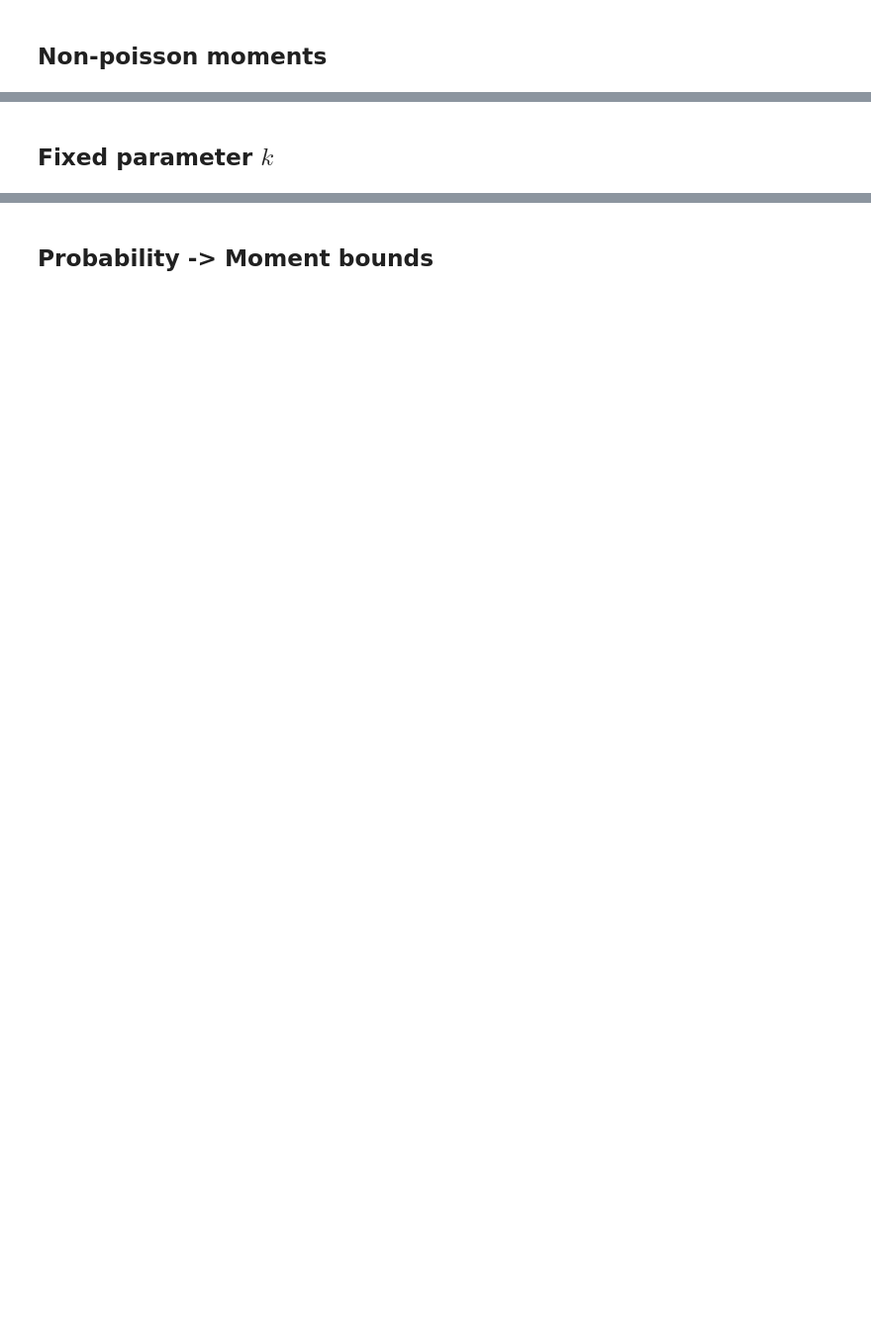
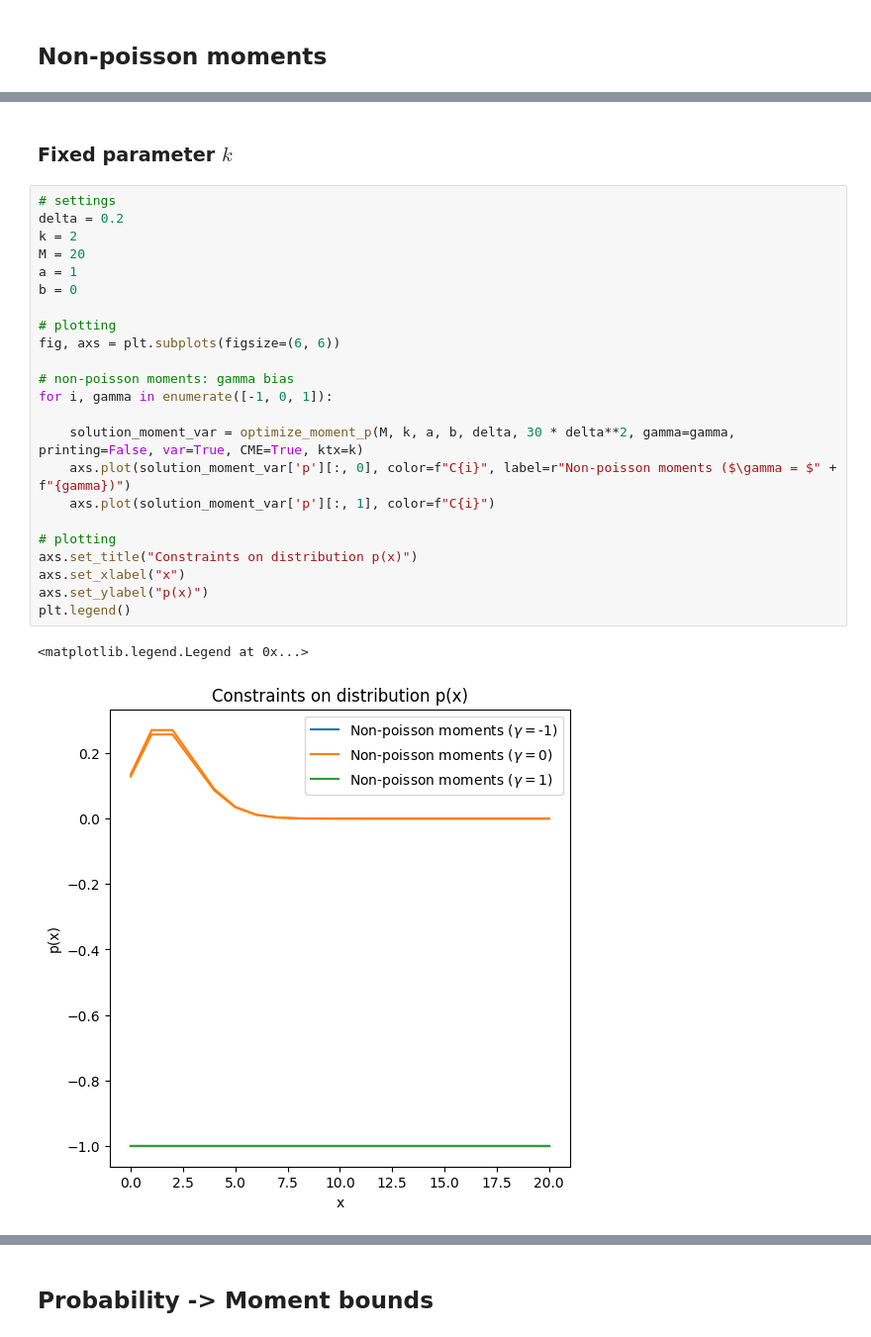
Before and after one commit to willjgh/M5R, a Jupyter notebook: Interaction/Moment-Experiments/moment_model_link.ipynb, the cells around one changed output, grey strips where cells are left out. Shown at 99% size. Cells and saved outputs as stored; diff of their text form; blank space fills up the shorter version.

```diff
--- a/Interaction/Moment-Experiments/moment_model_link.ipynb
+++ b/Interaction/Moment-Experiments/moment_model_link.ipynb
@@ -1511,2 +1785,28 @@ plt.legend()
 # %% [markdown]
-## Fixed parameter $k$
+### Fixed parameter $k$
+# %%
+# settings
+delta = 0.2
+k = 2
+M = 20
+a = 1
+b = 0
+
+# plotting
+fig, axs = plt.subplots(figsize=(6, 6))
+
+# non-poisson moments: gamma bias
+for i, gamma in enumerate([-1, 0, 1]):
+
+    solution_moment_var = optimize_moment_p(M, k, a, b, delta, 30 * delta**2, gamma=gamma, printing=False, var=True, CME=True, ktx=k)
+    axs.plot(solution_moment_var['p'][:, 0], color=f"C{i}", label=r"Non-poisson moments ($\gamma = $" + f"{gamma})")
+    axs.plot(solution_moment_var['p'][:, 1], color=f"C{i}")
+
+# plotting
+axs.set_title("Constraints on distribution p(x)")
+axs.set_xlabel("x")
+axs.set_ylabel("p(x)")
+plt.legend()
+# %% [output]
+<matplotlib.legend.Legend at 0x...>
+[figure, added]
```
Also changed, not shown: parts of 30 cells of this notebook.
